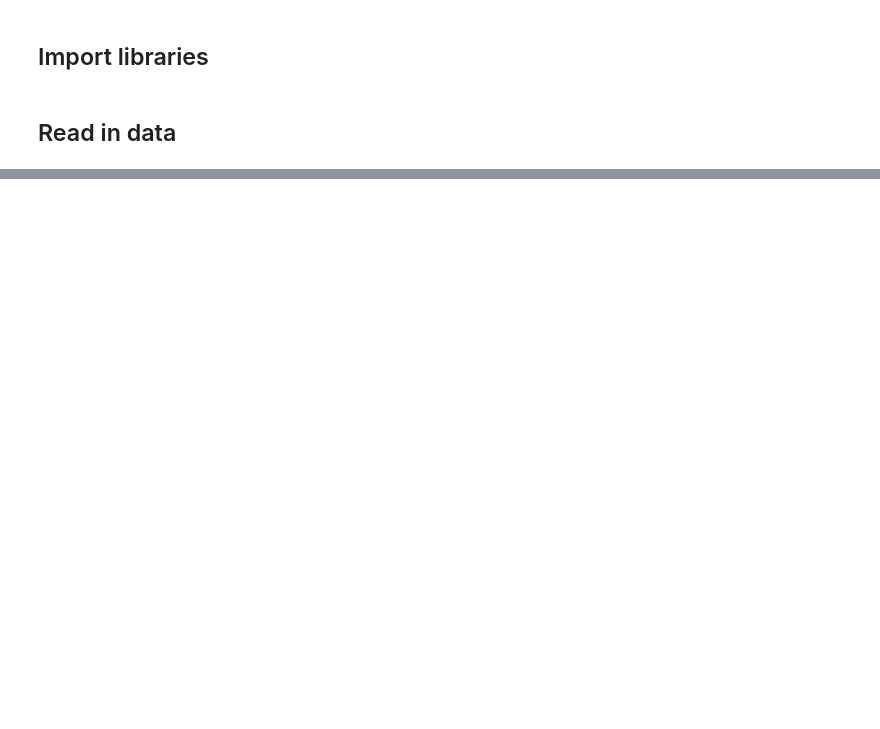
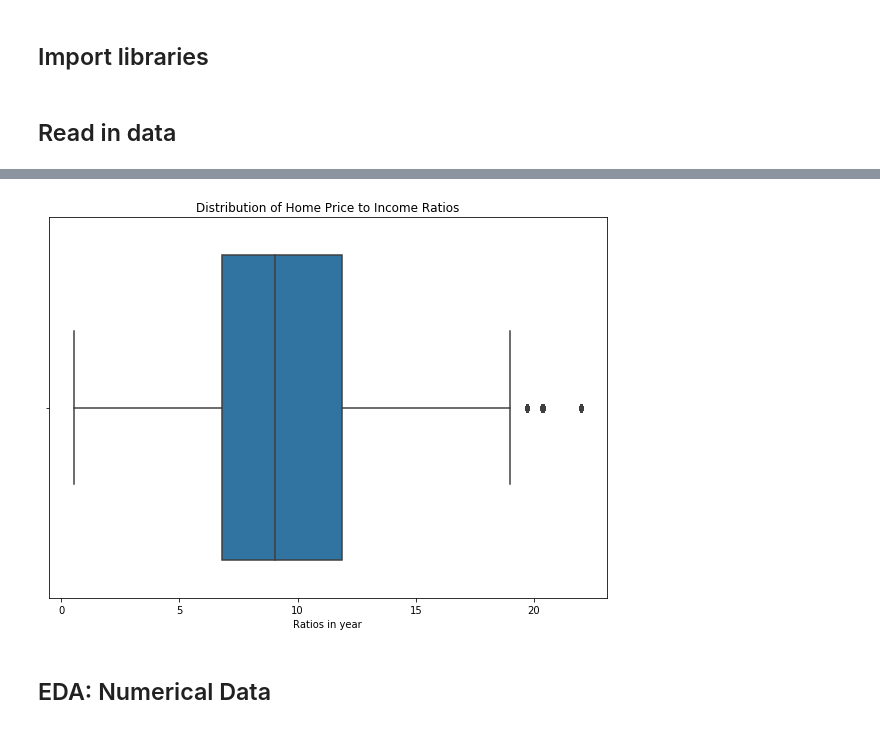
Before and after one commit to FredaXin/capstone, a Jupyter notebook: code/04_eda_and_data_cleaning.ipynb, the cells around one changed output, grey strips where cells are left out. Drawn from its saved outputs; the diff is of its cells as text; code cells hidden in the pictures; blank space fills up the shorter version.

```diff
--- a/code/04_eda_and_data_cleaning.ipynb
+++ b/code/04_eda_and_data_cleaning.ipynb
@@ -65,0 +151,9 @@ df.shape
+# %%
+plt.figure(figsize=(10,7))
+ax = sns.boxplot(df['home_price_to_income_ratios'])
+ax.set_title('Distribution of Home Price to Income Ratios')
+ax.set_xlabel('Ratios in year');
+# %% [output]
+[figure, added]
+# %% [markdown]
+## EDA: Numerical Data
```
Also changed, not shown: parts of 107 cells of this notebook, 15 other files.
